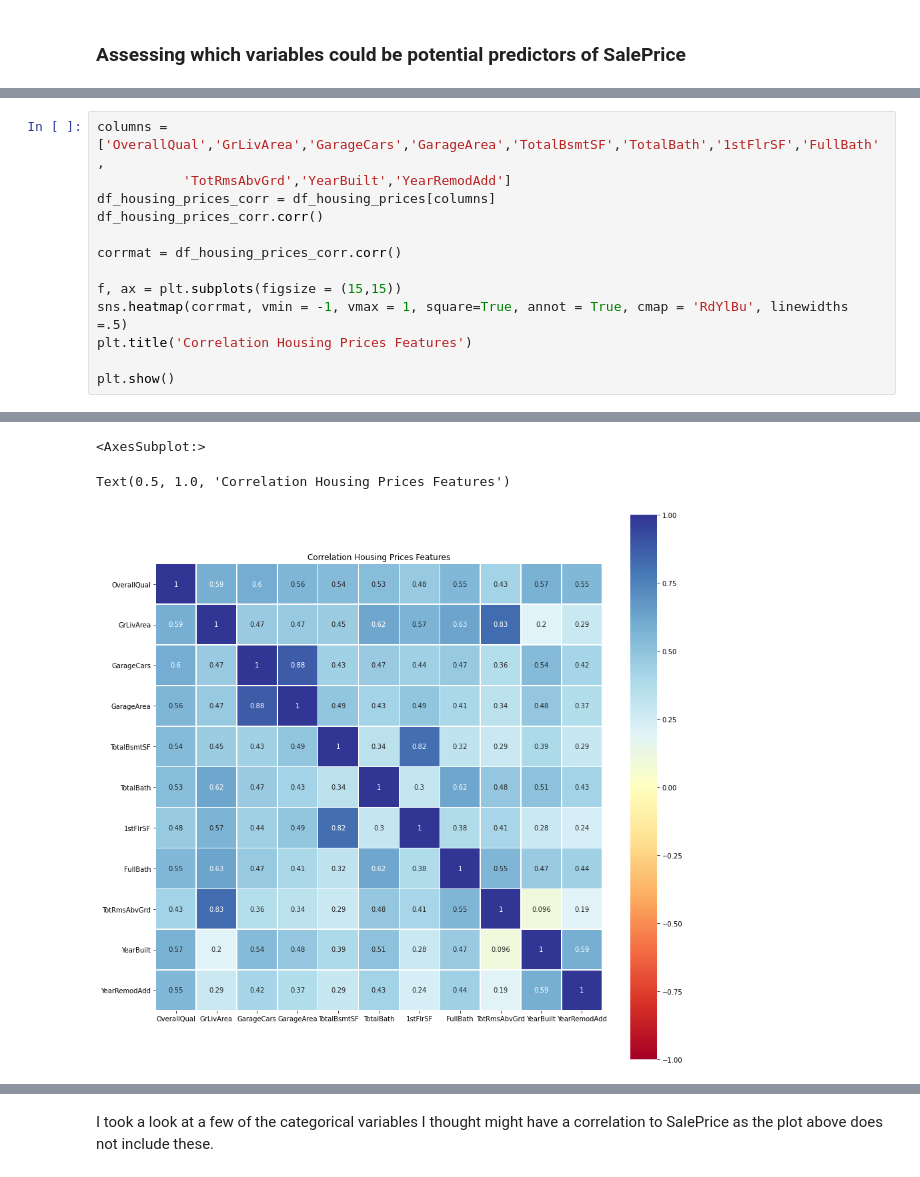
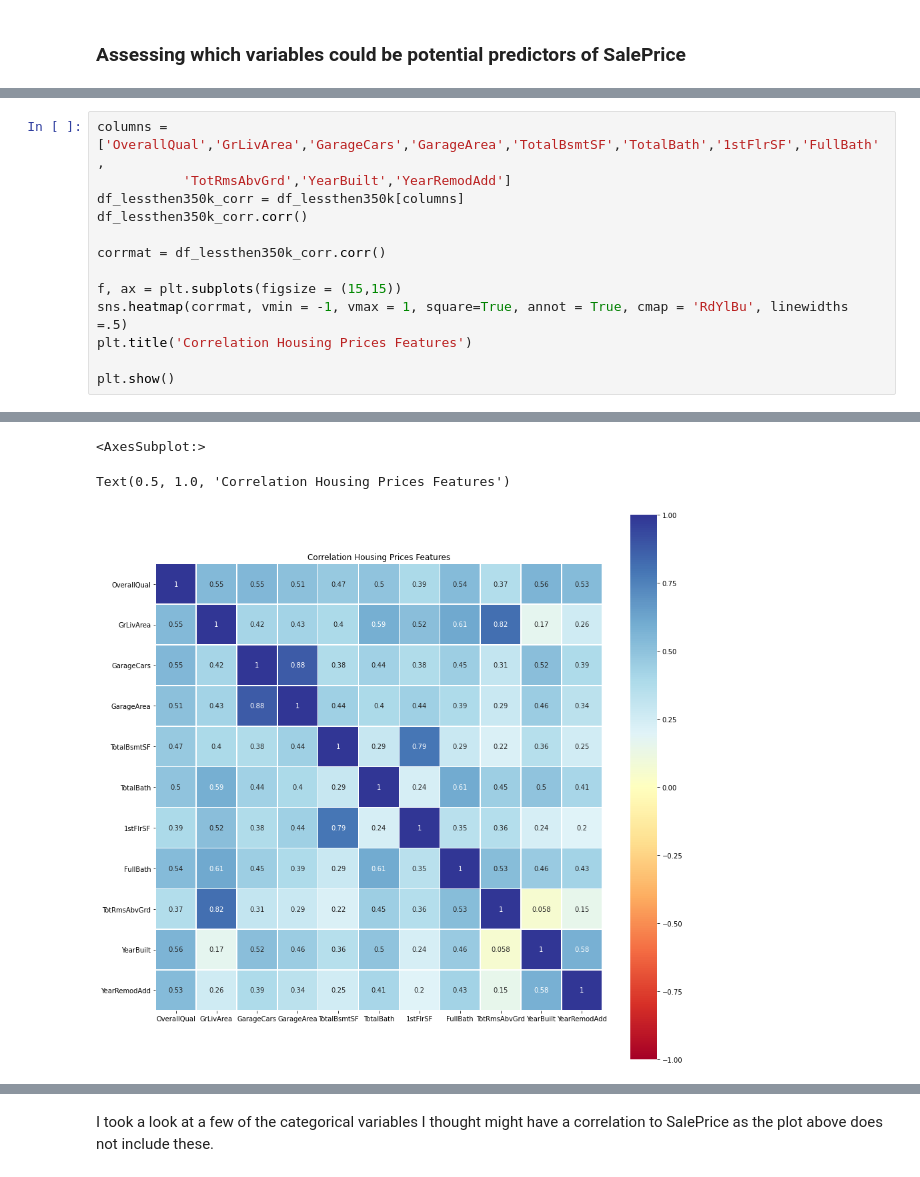
Before and after one commit to erinmcmahon26/Housing-Prices-Regression, a Jupyter notebook: Housing_Prices_EDA_TrainingData.ipynb, the cells around one changed output, grey strips where cells are left out. Drawn from its saved outputs; the diff is of its cells as text.

Commit message:
changed correlation df and added more plots

```diff
--- a/Housing_Prices_EDA_TrainingData.ipynb
+++ b/Housing_Prices_EDA_TrainingData.ipynb
@@ -175,10 +175,10 @@ Name: SalePrice, dtype: float64
 # %%
 columns = ['OverallQual','GrLivArea','GarageCars','GarageArea','TotalBsmtSF','TotalBath','1stFlrSF','FullBath',
            'TotRmsAbvGrd','YearBuilt','YearRemodAdd']
-df_housing_prices_corr = df_housing_prices[columns]
-df_housing_prices_corr.corr()
+df_lessthen350k_corr = df_lessthen350k[columns]
+df_lessthen350k_corr.corr()
 
-corrmat = df_housing_prices_corr.corr()
+corrmat = df_lessthen350k_corr.corr()
 
 f, ax = plt.subplots(figsize = (15,15))
 sns.heatmap(corrmat, vmin = -1, vmax = 1, square=True, annot = True, cmap = 'RdYlBu', linewidths =.5)
@@ -201,3 +201,3 @@ plt.show()
 <AxesSubplot:>
 Text(0.5, 1.0, 'Correlation Housing Prices Features')
-[figure, old version]
+[figure, new version]
```
Also changed, not shown: parts of 11 cells of this notebook.
